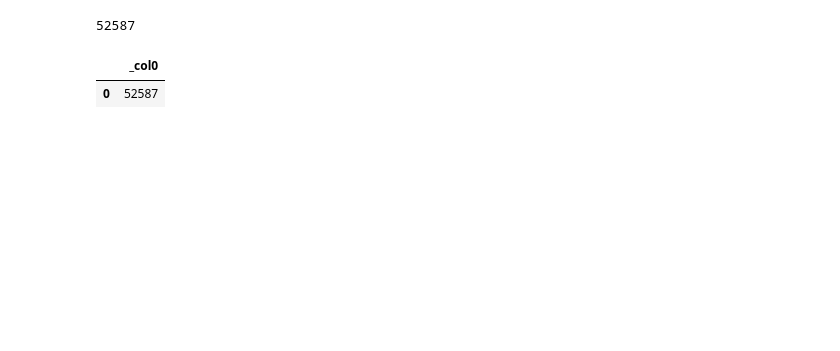
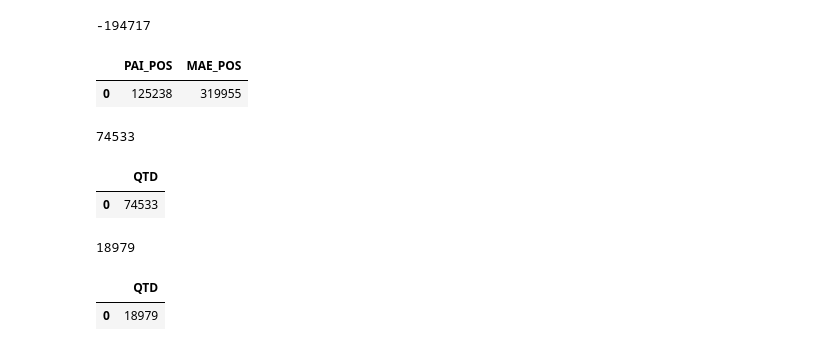
Before and after one commit to fabionf92/igti_edc_desafio_final, a Jupyter notebook: athena_query.ipynb, the cells around one changed output. Cells and saved outputs as stored; diff of their text form; code cells hidden in the pictures; blank space fills up the shorter version.

```diff
--- a/athena_query.ipynb
+++ b/athena_query.ipynb
@@ -7,8 +7,8 @@ from time import sleep
 # %%
 # set s3 buckets
 
-s3_bucket = 's3://datalake-igti-fabio-desafio-mod2/staging-zone/'
-athena_output = 's3://datalake-igti-fabio-desafio-mod2/athena-results/'
+s3_bucket = 's3://datalake-igti-fabio-edc-desafio-final/staging-zone/'
+athena_output = 's3://datalake-igti-fabio-edc-desafio-final/athena-results/'
 # %%
 # create Pandas dataframe
 
@@ -56,7 +56,7 @@ def athena_query(sql, athena_output):
 
     response = client.start_query_execution(
         QueryString = sql,
-        QueryExecutionContext = {'Database': 'edc_mod2_desafio_database'},
+        QueryExecutionContext = {'Database': 'edc_desafio_final_database'},
         ResultConfiguration = {'OutputLocation': athena_output}
     )
 
@@ -144,22 +456,74 @@ results_to_df(query_results(athena_query(sql=sql, athena_output=athena_output)))
+# %%
+# Pergunta 12: Qual é a diferença entre o número de alunos cujo pai possui pós-graduação completa e o número de alunos cuja mãe possui pós-graduação completa?
+
+print(df.loc[((df['Q001'] == 'G') & ~(df['Q002'] == 'G'))].shape[0] - df.loc[(~(df['Q001'] == 'G') & (df['Q002'] == 'G'))].shape[0])
+
+sql = ('''
+
+        SELECT
+            SUM(CASE
+                WHEN Q001 = 'G' AND NOT Q002 = 'G' THEN 1
+                ELSE 0
+                END) AS PAI_POS,
+            SUM(CASE
+                WHEN NOT Q001 = 'G' AND Q002 = 'G' THEN 1
+                ELSE 0
+                END) AS MAE_POS
+
+        FROM staging_zone
+
+        LIMIT 10
+
+    ''')
+
+results_to_df(query_results(athena_query(sql=sql, athena_output=athena_output)))
+# %% [output]
+-194717
+|  | PAI_POS | MAE_POS |
+| 0 | 125238 | 319955 |
+# %%
+# Pergunta 13: Quantos alunos cuja residência possui ATÉ 2 carros estudaram na região NORDESTE do Brasil?
+
+print(df.loc[((df['CO_MUNICIPIO_ESC'].astype(str).str[0] == '2') & ((df['Q010'] == 'B') | (df['Q010'] == 'C')))].shape[0])
+
+sql = ('''
+
+        SELECT
+            COUNT(*) AS QTD
+
+        FROM staging_zone
+
+        WHERE
+            CAST(CO_MUNICIPIO_ESC AS VARCHAR) LIKE '2%' AND
+            (Q010 = 'B' OR Q010 = 'C')
+
+    ''')
+
+results_to_df(query_results(athena_query(sql=sql, athena_output=athena_output)))
+# %% [output]
+74533
+|  | QTD |
+| 0 | 74533 |
 # %%
-# Pergunta 5: Quantos logradouros são avenidas?
+# Pergunta 14: Quantos alunos que estudaram em escolas em zona rural possuem internet em casa?
 
-print(df.loc[df['LOGRADOURO'].str.upper().str.startswith('AVENIDA', na=False)].shape[0])
+print(df.loc[((df['TP_LOCALIZACAO_ESC'] == 2) & (df['Q025'] == 'B'))].shape[0])
 
 sql = ('''
 
         SELECT
-            COUNT(*)
+            COUNT(*) AS QTD
 
         FROM staging_zone
 
         WHERE
-            UPPER(LOGRADOURO) LIKE 'AVENIDA%'
+            TP_LOCALIZACAO_ESC = 2 AND
+            Q025 = 'B'
 
     ''')
 
 results_to_df(query_results(athena_query(sql=sql, athena_output=athena_output)))
 # %% [output]
-52587
+18979
-|  | _col0 |
-| 0 | 52587 |
+|  | QTD |
+| 0 | 18979 |
```
Also changed, not shown: parts of 17 cells of this notebook, 1 other file.
